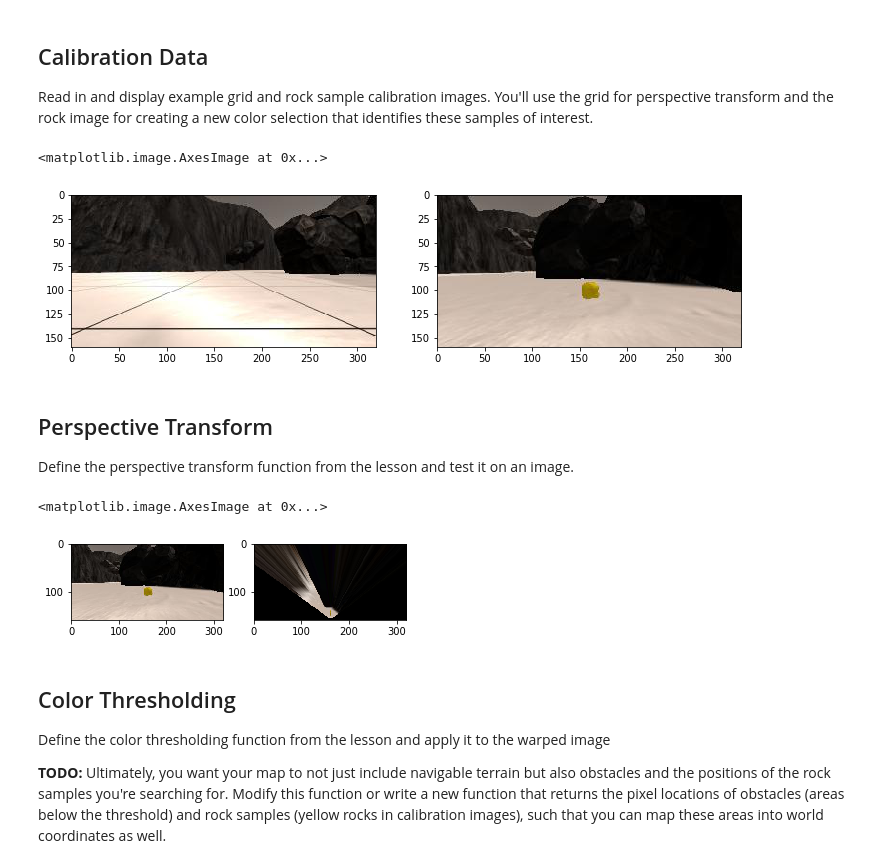
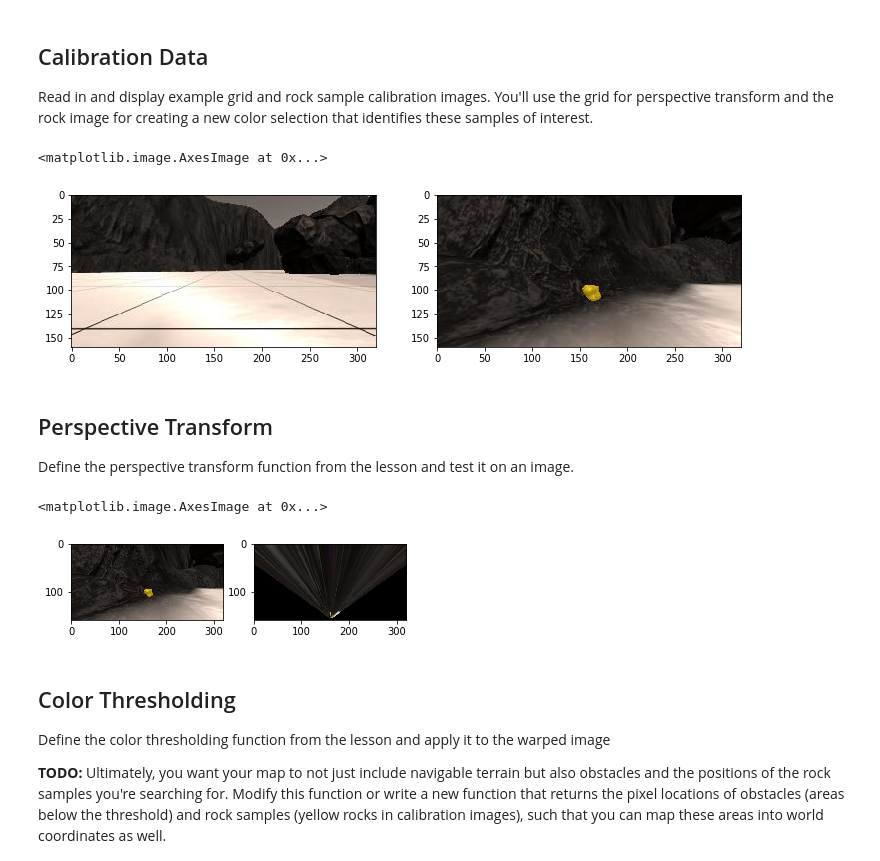
Before and after one commit to mnbf9rca/RoboND-Rover-Project, a Jupyter notebook: code/Rover_Project_Test_Notebook.ipynb, the cells around one changed output. Saved outputs shown, nothing was run; the diff lists cells and outputs as text; code cells hidden in the pictures.

```diff
--- a/code/Rover_Project_Test_Notebook.ipynb
+++ b/code/Rover_Project_Test_Notebook.ipynb
@@ -50,20 +50,20 @@ Read in and display example grid and rock sample calibration images.  You'll use
 # %%
 # In the simulator you can toggle on a grid on the ground for calibration
 # You can also toggle on the rock samples with the 0 (zero) key.
 # Here's an example of the grid and one of the rocks
 example_grid = '../calibration_images/example_grid1.jpg'
-example_rock = '../calibration_images/example_rock1.jpg'
+example_rock = '../calibration_images/example_rock2.jpg'
 grid_img = mpimg.imread(example_grid)
 rock_img = mpimg.imread(example_rock)
 
 fig = plt.figure(figsize=(12,3))
 plt.subplot(121)
 plt.imshow(grid_img)
 plt.subplot(122)
 plt.imshow(rock_img)
 # %% [output]
 <matplotlib.image.AxesImage at 0x...>
-[figure, old version]
+[figure, new version]
 # %% [markdown]
 ## Perspective Transform
 
@@ -105,7 +105,7 @@ plt.imshow(warped)
 #scipy.misc.imsave('../output/warped_example.jpg', warped)
 # %% [output]
 <matplotlib.image.AxesImage at 0x...>
-[figure, old version]
+[figure, new version]
 # %% [markdown]
 ## Color Thresholding
 Define the color thresholding function from the lesson and apply it to the warped image
```
Also changed, not shown: parts of 1 cell of this notebook, 5 other files.
